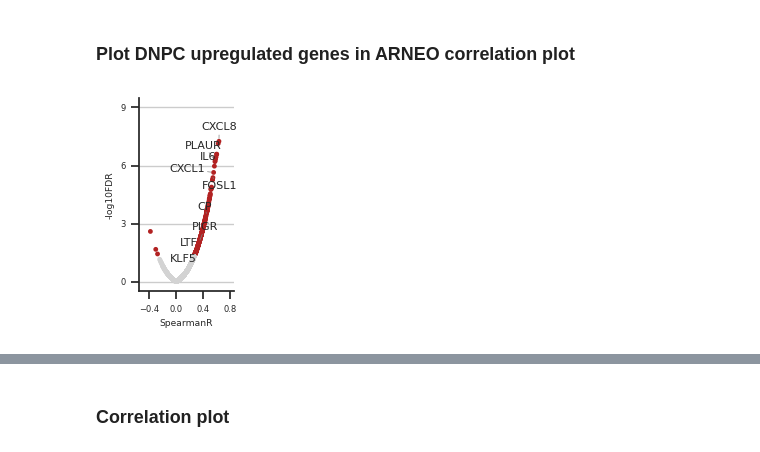
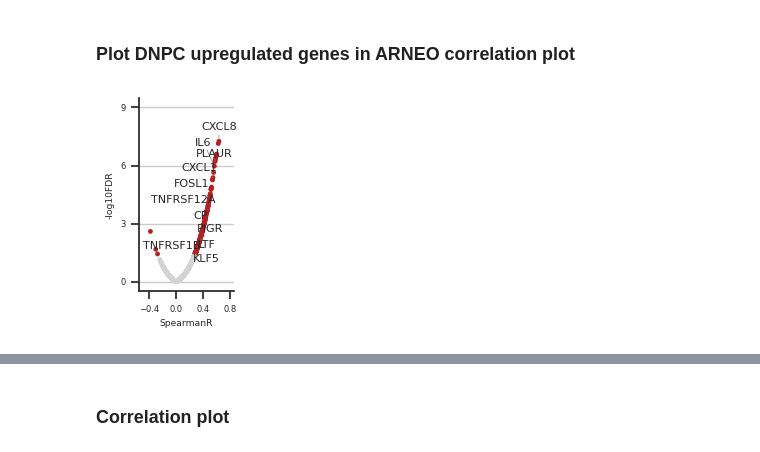
Before and after one commit to akiviaho/prostate_cancer_plasticity, a Jupyter notebook: ARNEO_enrichment_analysis.ipynb, the cells around one changed output, grey strips where cells are left out. Cells and saved outputs as stored; diff of their text form; code cells hidden in the pictures.

```diff
--- a/ARNEO_enrichment_analysis.ipynb
+++ b/ARNEO_enrichment_analysis.ipynb
@@ -32,6 +32,16 @@ for k in gene_modules_dict:
 
 gene_signature_names = list(gene_modules_dict.keys())
 
+### NOTE ####
+# Add nfkb opitmized signatures
+sig_df = pd.read_csv('/home/ak431480/nfkb_greedy_optimized_signatures.csv')
+# assumes sig_df has columns: signature_name, genes_joined
+nfkb_signatures_dict = {
+    row["signature_name"]: row["genes_joined"].split(";")
+    for _, row in sig_df.iterrows()
+}
+
+gene_modules_dict = {**gene_modules_dict, **nfkb_signatures_dict}
 
 def extract_gene_mapping(gtf_file, mapping_type='ENSG'):
     gene_mapping = {}
@@ -638,12 +648,10 @@ plt.show()
 # %% [markdown]
 ## Find associations between AR activity and tumor content
 # %%
-# Only score for the treated samples for which there is ATAC-seq data
-arneo_atac_samples = pd.read_csv('/home/ak431480/arneo_atac_seq_samples.tsv',sep='\t',header=None).rename(columns={0:'sample'})
 
 # Filter by treated
+#overlap = rnaseq_data.columns.intersection(metadata[metadata['TRT_GROUP'] != 'treatment-naive'].index)
 overlap = rnaseq_data.columns.intersection(metadata[metadata['TRT_GROUP'] != 'treatment-naive'].index)
-#overlap = rnaseq_data.columns.intersection(metadata[~(metadata['TRT_GROUP'].isin(['treatment-naive','adt']))].index)
 
 score_names = list(gene_modules_dict.keys())
 
@@ -668,6 +676,13 @@ dat_treated_with_clinical[gene_signature_names] = zscore(dat_treated_with_clinic
 
 dat_treated_with_clinical['ypT stage'] = pd.Categorical(dat_treated_with_clinical['ypT2'].map({1:'ypT2',0:'ypT3/4'}),categories=['ypT2','ypT3/4'])
 
+
+# Add info on ATAC-seq
+arneo_atac_samples = pd.read_csv('/home/ak431480/arneo_atac_seq_samples.tsv',sep='\t',header=None).rename(columns={0:'sample'})
+dat_treated_with_clinical['has_atac_seq'] = 'no'
+dat_treated_with_clinical.loc[dat_treated_with_clinical.index.intersection(arneo_atac_samples['sample']),'has_atac_seq'] = 'yes'
+
+
 # Add deconvoluted cell type percentages downloaded above
 #dat_treated_with_clinical = pd.merge(dat_treated_with_clinical,arneo_cell_fractions,left_index=True,right_index=True,how='left')
 # %% [output]
@@ -681,26 +696,19 @@ sns.set_theme(style='white', palette=pal, font_scale=0.55, rc={
     'ytick.left': True
 })
 
-regress_out_rcb_volume = False
 sig1 = 'Androgen signaling response' # AR
 sig2 = 'NF-κB survival signaling' # FOSL1
 marker_var = 'BCR_3y'
 
 df_all = dat_treated_with_clinical.copy()
 
-if regress_out_rcb_volume:
-    df = df_all[[c for c in df_all.columns if 'regulon' in c] + ['Fibroblast pct']]
-    df = regress_out_signature(df,'Fibroblast pct')
-    #df = df_all[[c for c in df_all.columns if 'regulon' in c] + ['Fibroblast pct','Endothelial cell pct']]
-    #df = regress_out_signatures(df,['Fibroblast pct', 'Endothelial cell pct'])
-    df_all[df.columns] = df
-
-
-#df_all[[sig1,sig2]] = zscore(df_all[[sig1,sig2]])
 fig, axes = plt.subplots(1, 2, figsize=(5.1, 3), sharey=True, sharex=True)
 
 for ax, tstage in zip(axes, ['ypT2', 'ypT3/4']):
     df = df_all[df_all['ypT stage'] == tstage].copy()
+
+#for ax, tstage in zip(axes, [0, 1]):
+#    df = df_all[df_all['BCR_3y'] == tstage].copy()
 
     df[sig1] = df[sig1].astype('float64')
     df[sig2] = df[sig2].astype('float64')
@@ -741,7 +749,7 @@ ax.set_xlim(-2.1,2.1)
 ax.set_xticks([-2,-1,0,1,2])
 
 plt.tight_layout()
-#plt.savefig(f'/home/ak431480/plots/{sig1}_vs_{sig2}_split_by_ypT_status.pdf')
+plt.savefig(f'/home/ak431480/notebooks/figures/{sig1}_vs_{sig2}_split_by_ypT_status.pdf')
 plt.show()
 # %% [output]
 [figure]
@@ -1063,7 +1312,7 @@ def p_to_star(p):
 plot_df = gsva_res_meta[~((gsva_res_meta == 'missing').any(axis=1))].reset_index(drop=True)
 
 
-sig = 'AR regulon'
+sig = 'FOSL1 regulon'
 var = 'PTEN_STATUS'
 alt_type = 'del' # 'gain', 'del'
 
@@ -1449,6 +1698,12 @@ inflammation_genes = [
     "CXCL8",
     "IL6",
     "CXCL1",
+    "TNFRSF12A",
+    "IL1R1",
+    "CD40",
+    "TNFSF12",
+    "TNFRSF1A",
+    "TNFRSF1B",
     #"ICAM1",
     #"SOCS3",
     "PLAUR",
@@ -1470,31 +1725,31 @@ sns.scatterplot(data=results_df,
                 x='SpearmanR',
                 y='-log10FDR',
                 hue='FDR_binary',
                 edgecolor='black',
                 linewidth=0,
                 s=12,
                 legend=None,
                 ax=ax)
 
 from adjustText import adjust_text
 
 texts = []
 for _, row in top_genes.iterrows():
     texts.append(ax.text(row['SpearmanR'], row['-log10FDR'], row['Gene'], fontsize=8, ha='right'))
 
 ax.set_yticks([0,3,6,9])
 ax.set_ylim([-0.5,9.5])
 ax.set_xticks([-0.4,0,0.4,0.8])
 ax.set_xlim(-0.55,0.85)
 adjust_text(texts, ax=ax, arrowprops=dict(arrowstyle='-', color='gray', lw=0.5))
 
 
 ax.spines[['top', 'right']].set_visible(False)
 plt.grid(axis='y')
 
 plt.tight_layout()
 
 plt.savefig('/home/ak431480/plots/ARNEO_correlating_chemokines.pdf')
 plt.show()
 # %% [output]
-[figure, old version]
+[figure, new version]
```
Also changed, not shown: parts of 18 cells of this notebook.
